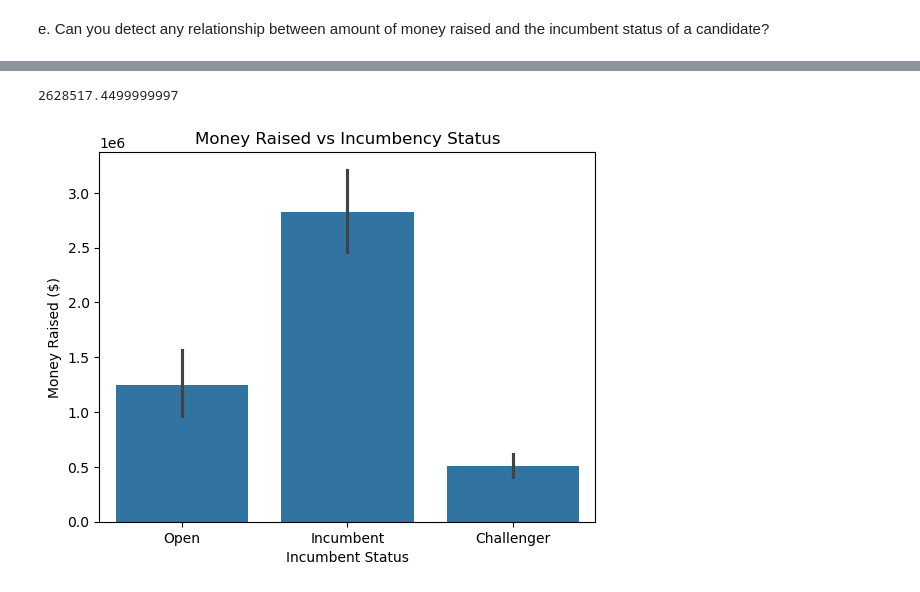
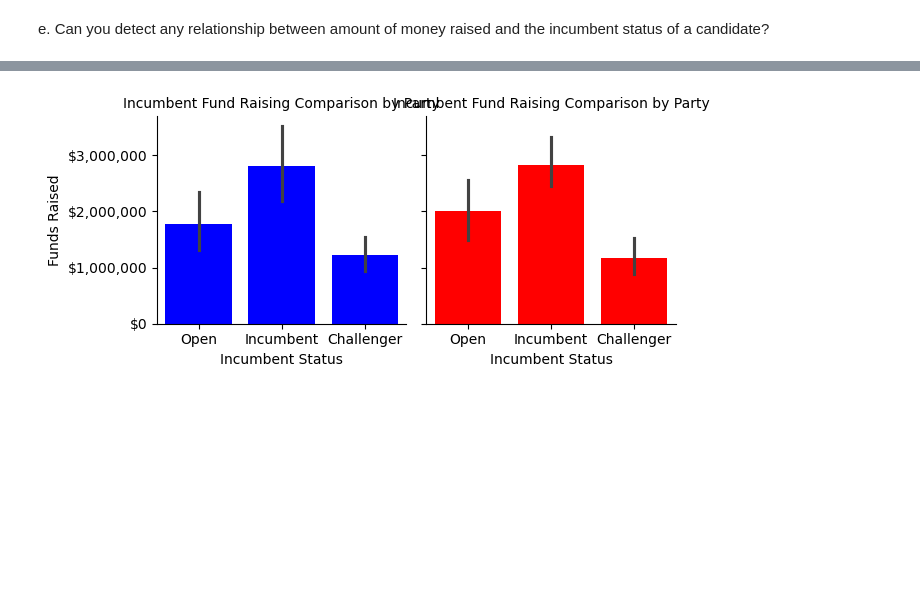
Before and after one commit to nss-data-science-cohort-8/open-secrets-skittles, a Jupyter notebook: notebooks/ZH_Money_Raised_vs_Incumbent_Status.ipynb, the cells around one changed output, grey strips where cells are left out. Drawn from its saved outputs; the diff is of its cells as text; code cells hidden in the pictures; blank space fills up the shorter version.

Commit message:
Money Raised Vs Incumbency and Logistic Regression Model

```diff
--- a/notebooks/ZH_Money_Raised_vs_Incumbent_Status.ipynb
+++ b/notebooks/ZH_Money_Raised_vs_Incumbent_Status.ipynb
@@ -16,7 +16,7 @@ from data.Skittles_collection import state_code_df, get_all_districts
 #state_code_df();
 #get_all_districts().to_csv('../open-secrets-skittles/data/States_df.csv', index = False)
 # %%
-States_df = pd.read_csv('../open-secrets-skittles/data/States_df.csv')
+States_df = pd.read_csv('data/States_clean_df.csv')
 # %%
 States_df['Party'] = States_df['FirstLastP'].str.split(' ').str[-1]
 # %%
@@ -38,2 +38,3 @@ States_df
 # %%
-States_df.columns
+States_df = States_df.rename(columns = {'CRPICO':'Incumbent Status'})
+States_df = States_df[States_df['Raised'] > 0]
@@ -53,3 +47,10 @@ def clean_data(dataframe):
     return dataframe
 # %% [markdown]
 e. Can you detect any relationship between amount of money raised and the incumbent status of a candidate?
+# %%
+incumbent = States_df[States_df['Incumbent Status'] == 'I']
+open = States_df[States_df['Incumbent Status'] == 'O']
+challenger = States_df[States_df['Incumbent Status'] == 'C']
+
+party_states = States_df[(States_df['Party'] == '(D)') | (States_df['Party'] == '(R)')]
+party_states
@@ -77,4 +110,0 @@ inc_status_vs_cash_df
-# %%
-sum([1044195.95,434655.50,105470.05,999616.34,44579.61])
-# %% [output]
-2628517.4499999997
@@ -83,11 +111,20 @@ s = inc_status_vs_cash_df.columns.tolist()
 # %%
-sns.barplot(x='Incumbent Status', y='Raised', data = inc_status_vs_cash_df)
+g = sns.FacetGrid(party_states, col= 'Party')
+g.map(sns.barplot, 'Incumbent Status', 'Raised')
+g.set_axis_labels('Incumbent Status', 'Funds Raised')
+g.set_titles('Incumbent Fund Raising Comparison by Party')
 
+row_colors = ['blue','red']
+for ax, color in zip(g.axes.flat, row_colors):
+    for patch in ax.patches:
+        patch.set_facecolor(color)
+
+
+ax.yaxis.set_major_formatter('${x:,.0f}')
+plt.yticks(rotation=45)
 plt.xticks(ticks=['O','I','C'], labels=['Open', 'Incumbent', 'Challenger'])
-plt.title('Money Raised vs Incumbency Status')
-plt.xlabel('Incumbent Status')
-plt.ylabel('Money Raised ($)')
 plt.show()
+g.savefig('C:/Users/Gubbz/Documents/NSS/NSS_Projects/open-secrets-skittles/images/IncumbentStatus_vs_MoneyRaised_Barplot.png', dpi=150)
 # %% [output]
-[figure, old version]
+[figure, new version]
 # %%
```
Also changed, not shown: parts of 16 cells of this notebook, 9 other files.
